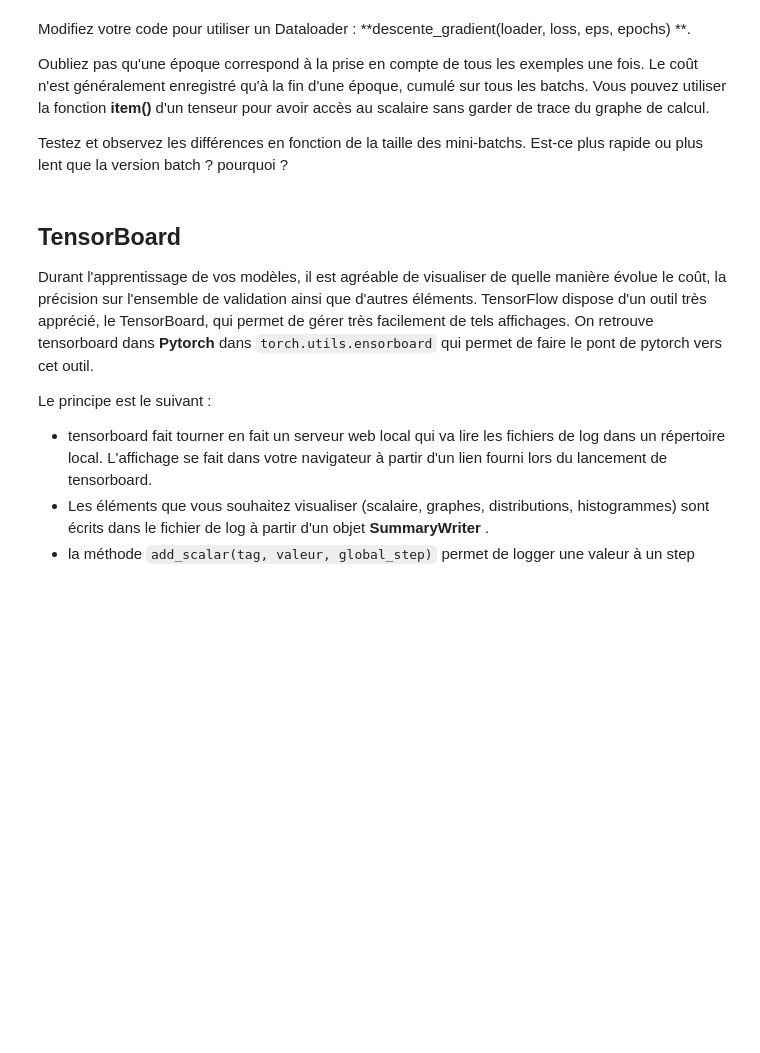
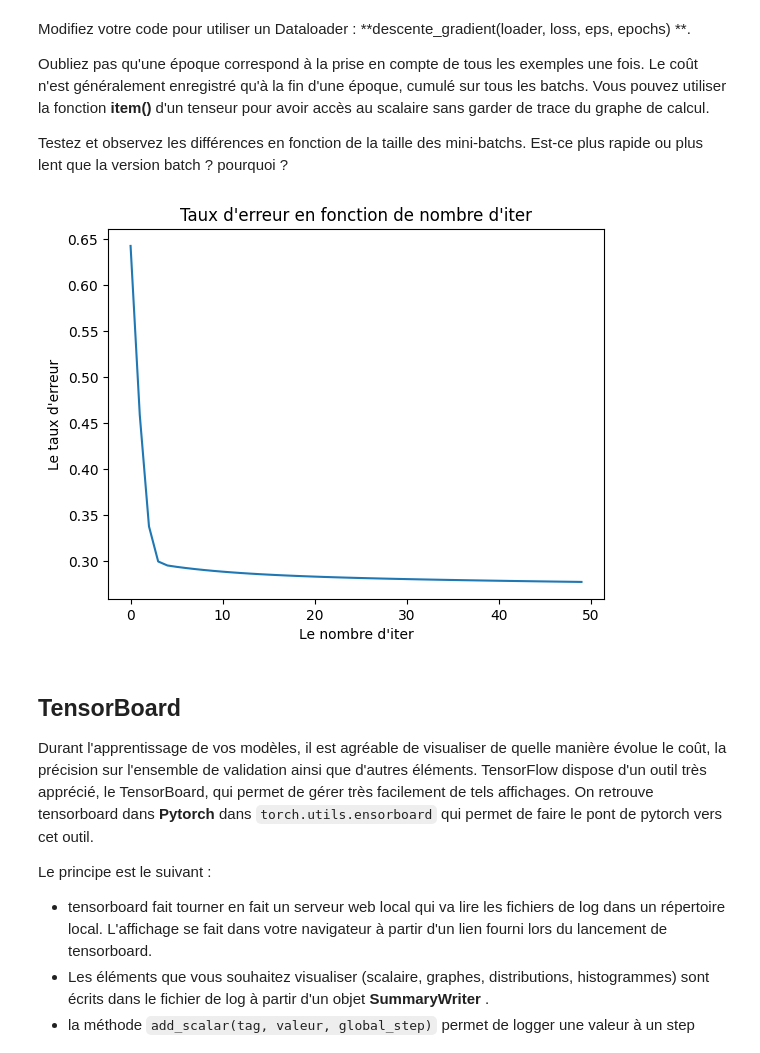
Before and after one commit to baris221/ML-2023-24-Baris-Erto, a Jupyter notebook: tme3.ipynb, the cells around one changed output. Saved outputs shown, nothing was run; the diff lists cells and outputs as text; code cells hidden in the pictures; blank space fills up the shorter version.

```diff
--- a/tme3.ipynb
+++ b/tme3.ipynb
@@ -416,17 +414,17 @@ from torch.utils.data import DataLoader,TensorDataset, Dataset
 train_data = TensorDataset(housing_x,housing_y)
 
 ## On peut indexer et connaitre la longueur d'un dataset
-print(len(train_data),train_data[5])
+#print(len(train_data),train_data[5])
 
 ## Création d'un DataLoader
 ## tailles de mini-batch de 16, shuffle=True permet de mélanger les exemples
 # loader est un itérateur sur les mini-batchs des données
-loader = DataLoader(train_data, batch_size=16,shuffle=True )
+loader = DataLoader(train_data, batch_size=32,shuffle=True )
 
 #Premier batch (aléatoire) du dataloader :
-print(len(iter(loader)),next(iter(loader)))
+#print(len(iter(loader)),next(iter(loader)))
 for x,y in loader:
-    print(x,y)
+    #print(x,y)
     break
 # %% [markdown]
 Modifiez votre code pour utiliser un Dataloader : **descente_gradient(loader, loss, eps, epochs) **.
@@ -434,6 +432,28 @@ Modifiez votre code pour utiliser un Dataloader : **descente_gradient(loader, lo
 Oubliez pas qu'une époque correspond à la prise en compte de tous les exemples une fois. Le coût n'est généralement enregistré qu'à la fin d'une époque, cumulé sur tous les batchs. Vous pouvez utiliser la fonction **item()** d'un tenseur pour avoir accès au scalaire sans garder de trace du graphe de calcul.
 
 Testez et observez les différences en fonction de la taille des mini-batchs. Est-ce plus rapide ou plus lent que la version batch ? pourquoi ?
+# %%
+def descente_gradient_loader(loader, loss, eps, epochs):
+    datax,datay=next(iter(loader))
+    w = torch.rand((1,datax.shape[1]), requires_grad=True)
+    b = torch.rand(1, requires_grad=True)
+    optim = torch.optim.SGD(params=[w,b],lr=eps)
+    losses = []
+    for e in range(epochs):
+        yhat = flineaire(datax,w,b)
+        l = loss(yhat, datay)
+        losses.append(l.item())
+        l.backward()
+        optim.step()
+        w.data = w.data - eps*w.grad
+        b.data = b.data - eps*b.grad
+        optim.zero_grad()
+    return w, b, losses
+# %%
+w,b,loss=descente_gradient_loader(loader,MSE,0.1,50)
+plot_loss(loss)
+# %% [output]
+[figure, added]
 # %% [markdown]
 
 ## TensorBoard
```
Also changed, not shown: parts of 12 cells of this notebook.
